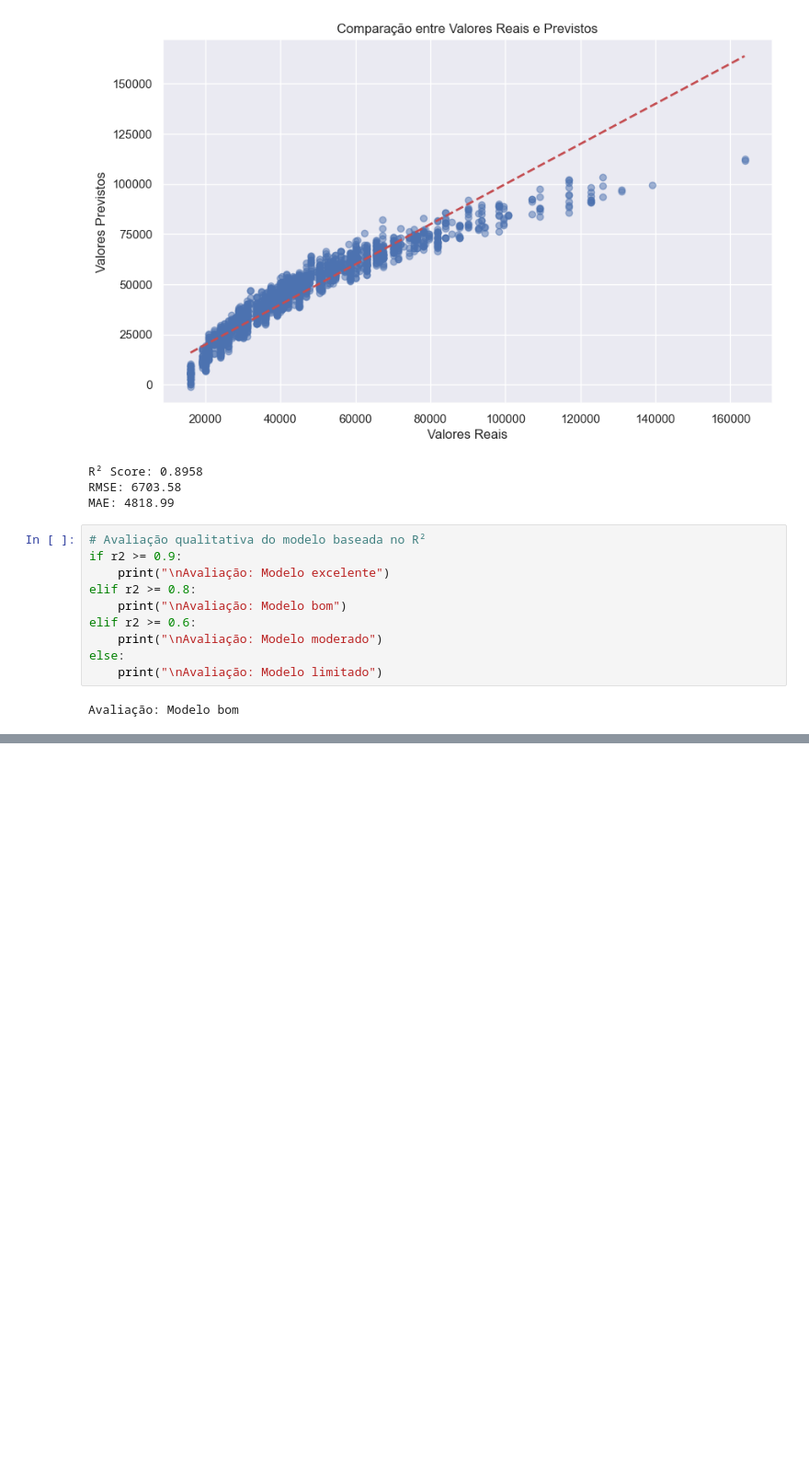
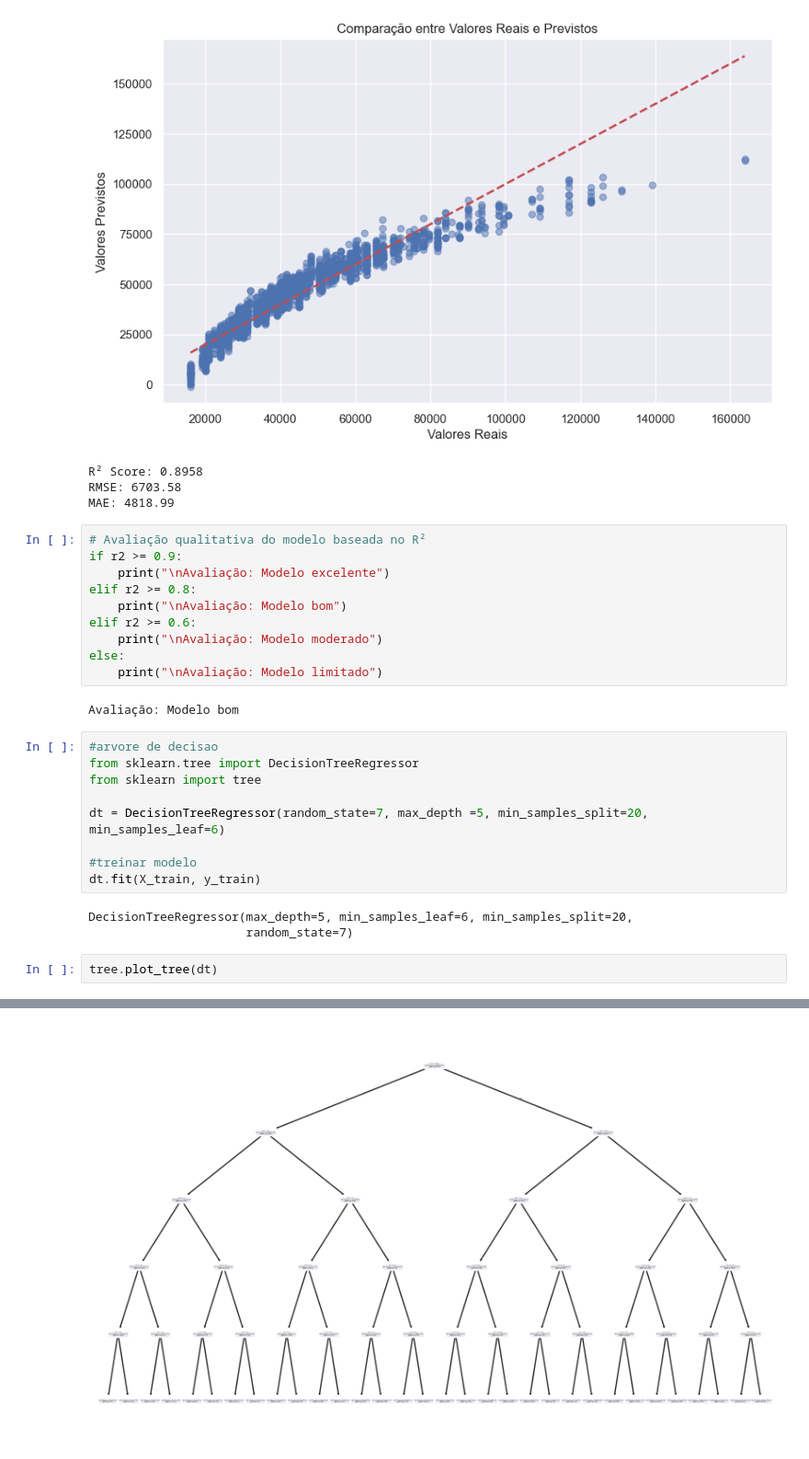
Before and after one commit to mguedesbarros/Tech-Challenge, a Jupyter notebook: Fase_1_Tech_Challenge.ipynb, the cells around one changed output, grey strips where cells are left out. Shown at 92% size. Saved outputs shown, nothing was run; the diff lists cells and outputs as text; blank space fills up the shorter version.

Commit message:
subindo arvore de decisao

```diff
--- a/Fase_1_Tech_Challenge.ipynb
+++ b/Fase_1_Tech_Challenge.ipynb
@@ -319,3 +319,18 @@ else:
     print("\nAvaliação: Modelo limitado")
 # %% [output]
 Avaliação: Modelo bom
+# %%
+#arvore de decisao
+from sklearn.tree import DecisionTreeRegressor
+from sklearn import tree
+
+dt = DecisionTreeRegressor(random_state=7, max_depth =5, min_samples_split=20, min_samples_leaf=6)
+
+#treinar modelo
+dt.fit(X_train, y_train)
+# %% [output]
+DecisionTreeRegressor(max_depth=5, min_samples_leaf=6, min_samples_split=20,
+                      random_state=7)
+# %%
+tree.plot_tree(dt)
+# %% [output]
@@ -321,0 +354 @@ Avaliação: Modelo bom
+[figure, added]
```
Also changed, not shown: parts of 4 cells of this notebook.
